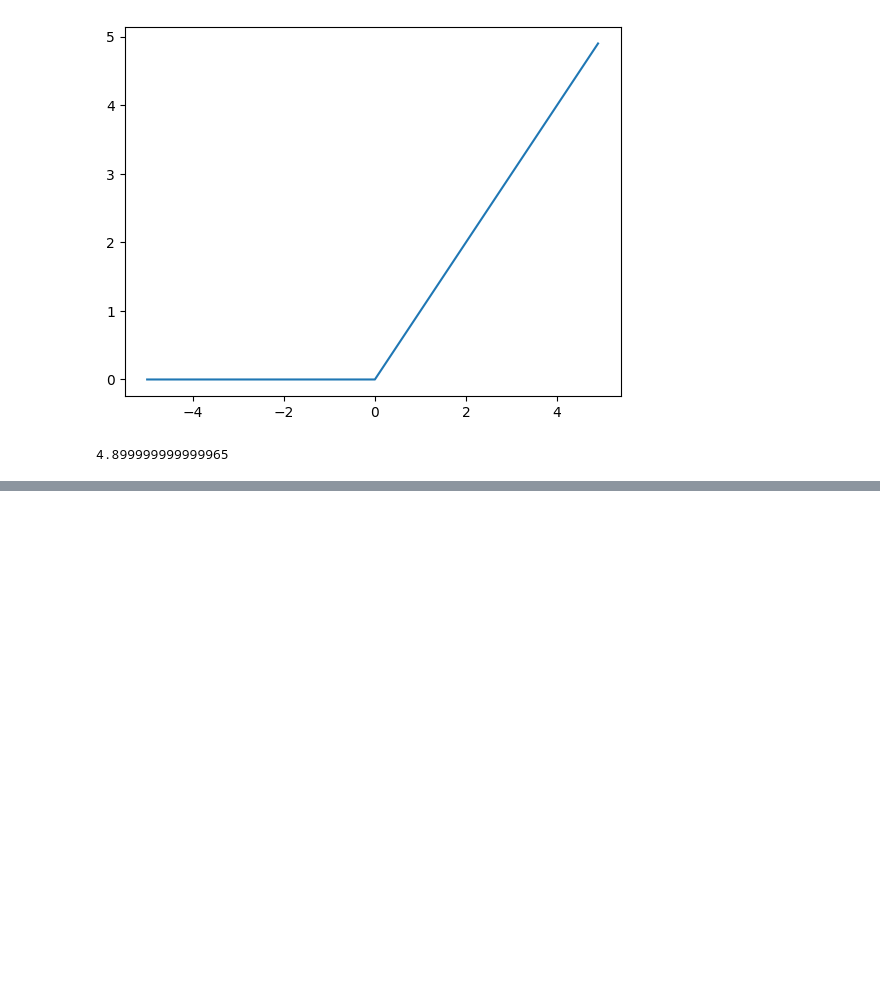
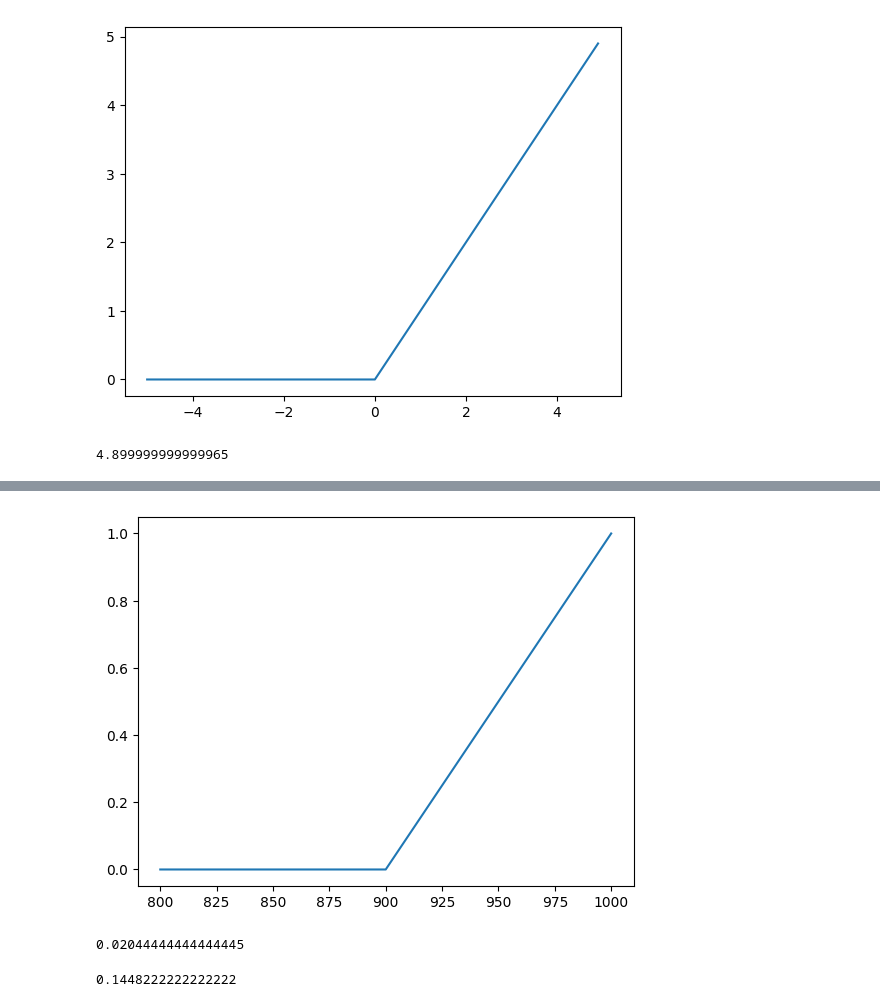
Before and after one commit to leekh8/Colaboratory, a Jupyter notebook: ex06_활성화함수_손실함수_오차역전파.ipynb, the cells around one changed output, grey strips where cells are left out. Drawn from its saved outputs; the diff is of its cells as text; code cells hidden in the pictures; blank space fills up the shorter version.

```diff
--- a/ex06_활성화함수_손실함수_오차역전파.ipynb
+++ b/ex06_활성화함수_손실함수_오차역전파.ipynb
@@ -101,0 +119,37 @@ y.max()
+# %%
+import numpy as np
+
+# softmax 구현
+def softmax_f(x):
+  # 분자
+  exp_x = np.exp(x - np.max(x))
+  # 분모
+  sum_exp_x = np.sum(exp_x)
+
+  return exp_x / sum_exp_x
+# %%
+x = np.array([1000, 900, 800])
+y = softmax_f(x)
+# %%
+plt.plot(x, y)
+plt.show()
+# %% [output]
+[figure, added]
+# %%
+# 예측값, 실제값, 데이터개수
+def mse_f(y, t, n):
+  return 1/n * np.sum((y - t) ** 2)
+
+t = np.array([0, 0, 1, 0, 0, 0, 0, 0, 0])
+y = np.array([0.1, 0.05, 0.6, 0.0, 0.1, 0.01, 0.03, 0.01, 0.02])
+
+print(mse_f(y, t, t.size))
+# %% [output]
+0.02044444444444445
+# %%
+# 성능이 떨어지는 모델 평가
+y = np.array([0.3, 0.15, 0.1, 0.02, 0.1, 0.01, 0.6, 0.1, 0.02])
+
+print(mse_f(y, t, t.size))
+# %% [output]
+0.1448222222222222
```
Also changed, not shown: parts of 5 cells of this notebook.
